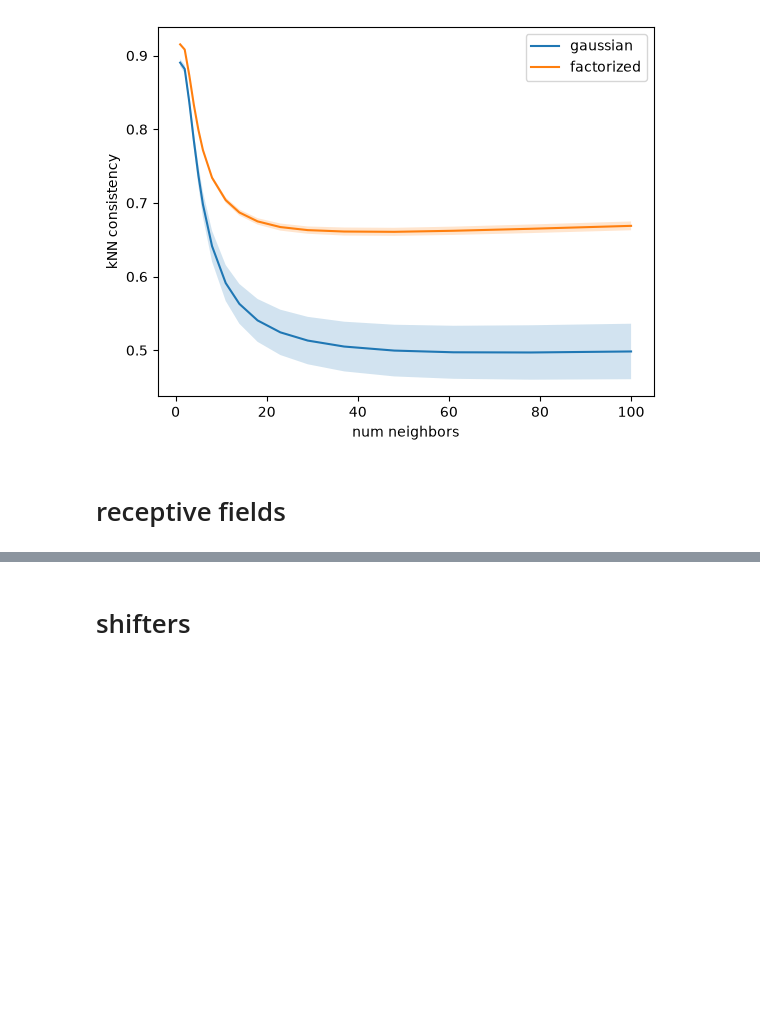
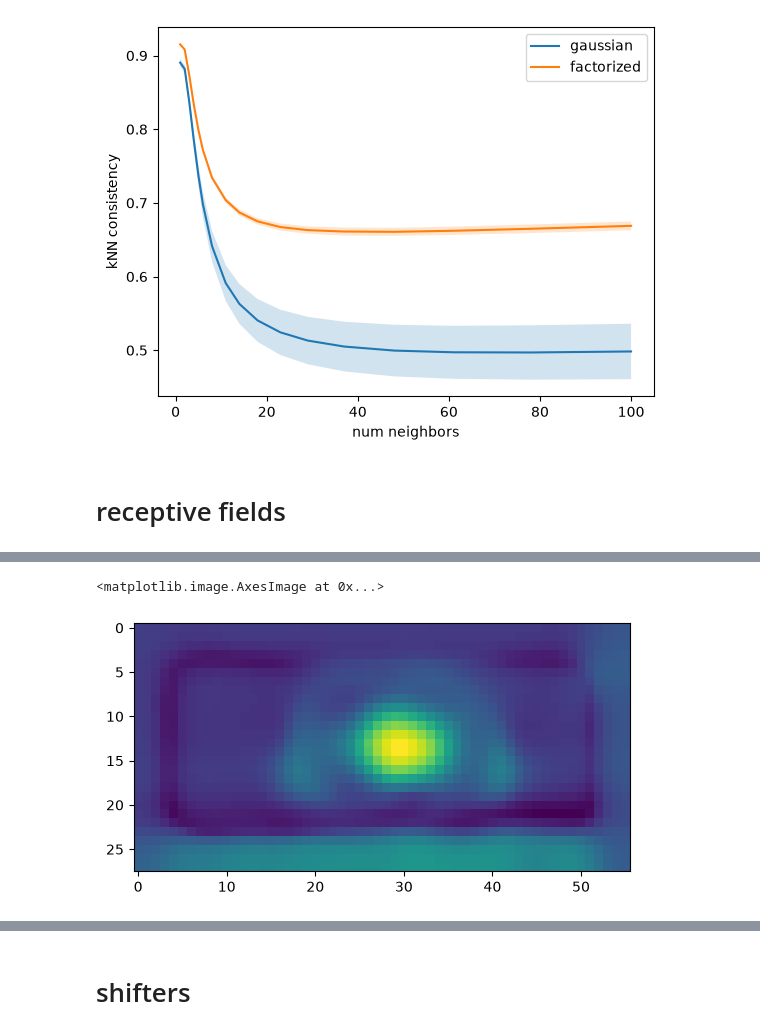
Before and after one commit to NathanSoeding/sensorium, a Jupyter notebook: analysis/evaluate.ipynb, the cells around one changed output, grey strips where cells are left out. Cells and saved outputs as stored; diff of their text form; code cells hidden in the pictures; blank space fills up the shorter version.

```diff
--- a/analysis/evaluate.ipynb
+++ b/analysis/evaluate.ipynb
@@ -262,0 +389,9 @@ plt.show()
+# %%
+ro = fact_models[2].readout[data_keys[3]]
+spatial_w = ro.spatial_w.detach().cpu()
+spatial_b = ro.spatial_b.detach().cpu()
+spatial = ro.spatial.detach().cpu()
+plt.imshow(spatial_b[0])
+# %% [output]
+<matplotlib.image.AxesImage at 0x...>
+[figure, added]
```
Also changed, not shown: parts of 24 cells of this notebook, 1 other file.
